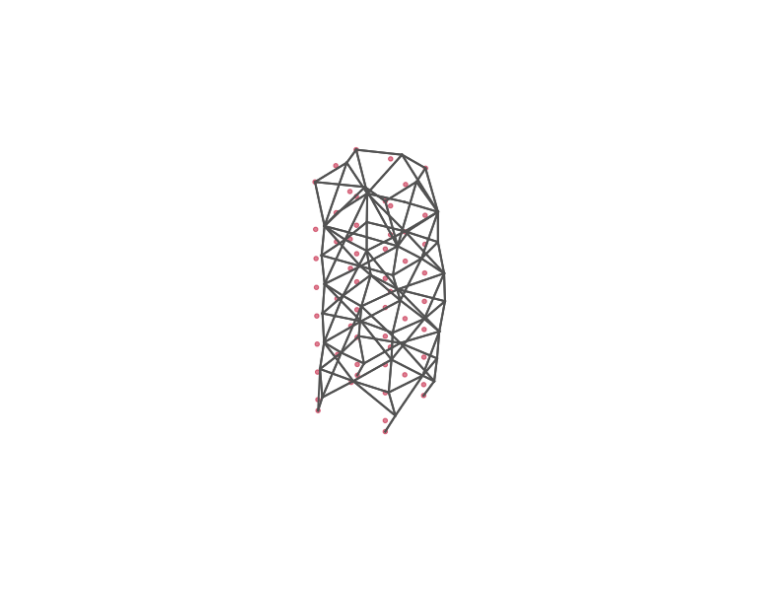
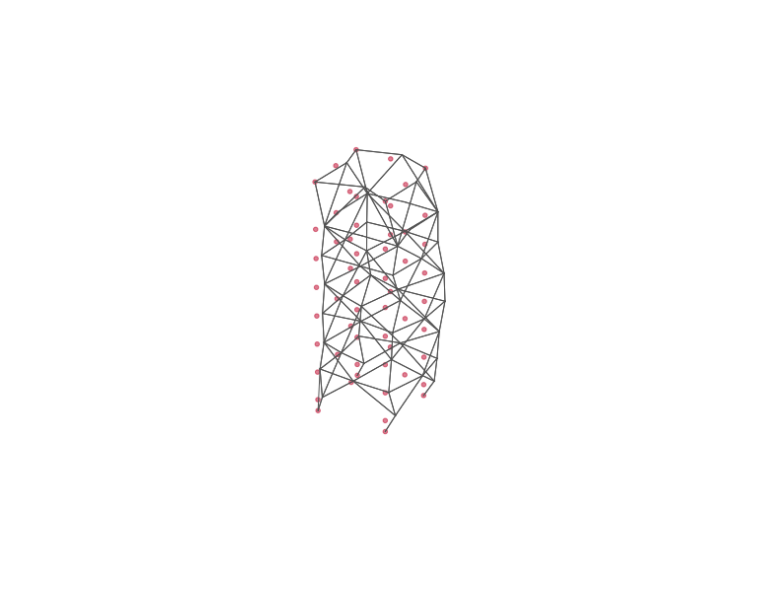
Before and after one commit to jamesjarlathlong/notebooks, a Jupyter notebook: modeshapes.ipynb, the cells around one changed output. Cells and saved outputs as stored; diff of their text form; code cells hidden in the pictures.

```diff
--- a/modeshapes.ipynb
+++ b/modeshapes.ipynb
@@ -41,15 +41,15 @@ coorddata['faceloc'] = coorddata.apply(lambda row: row['aFace']+row['aLocation']
 xs = coorddata['x']
 ys = coorddata['y']
 zs = coorddata['z']
-def faceloc_to_coords(coorddata, faceloc):
-    coords= coorddata[coorddata['faceloc']==faceloc][['x','y','z']].values.tolist()
+def faceloc_to_coords(coorddata, faceloc, keys=['xm','ym','zm']):
+    coords= coorddata[coorddata['faceloc']==faceloc][keys].values.tolist()
     return tuple(coords[0])
 def add_modeshape(coords, modeshape):
     newdf = pd.merge(modeshape,coorddata,how='right', on=['Node'])
     orrer = lambda x: 0 if math.isnan(x) else x
-    newdf['x'] = newdf.apply(lambda row: row['x']+orrer(row['xx']), axis =1)
-    newdf['y'] = newdf.apply(lambda row: row['y']+orrer(row['yy']), axis =1)
-    newdf['z'] = newdf.apply(lambda row: row['z']+orrer(row['zz']), axis =1)
+    newdf['xm'] = newdf.apply(lambda row: row['x']+orrer(row['xx']), axis =1)
+    newdf['ym'] = newdf.apply(lambda row: row['y']+orrer(row['yy']), axis =1)
+    newdf['zm'] = newdf.apply(lambda row: row['z']+orrer(row['zz']), axis =1)
     return newdf
 def loadit(fname, factor):
     m = pd.read_csv(fname)
@@ -95,35 +95,33 @@ fig = plt.figure()
 fig.set_size_inches(8,8)
 ax = plt.gca(projection='3d')
 ax.set_axis_off()
 
 # Data for a three-dimensional line
 #zline = np.linspace(0, 15, 1000)
 #xline = np.sin(zline)
 #yline = np.cos(zline)
 def shared_coord(pair, xyz, val):
     d = {'x':0,'y':1,'z':2}
     ax = d[xyz]
     return int(pair[0][ax])==val and int(pair[1][ax])==val
 for pair in coorded_pairs:
     xl,yl,zl = pairs_to_lines(pair)
     oneface = 'frontface' if shared_coord(pair, 'x',0) else False
     rightface = 'rightface' if shared_coord(pair, 'y',0) else False
     backleg = 'backleg' if (shared_coord(pair, 'x',-6) and shared_coord(pair,'y',6)) else False
     rightleg = 'rightleg' if shared_coord(pair, 'x',0) and shared_coord(pair,'y',6) else False
     frontleg = 'frontleg' if shared_coord(pair, 'x',-6) and shared_coord(pair,'y',0) else False
     leftleg = 'leftleg' if shared_coord(pair, 'x',0) and shared_coord(pair,'y',0) else False
     width_dict = {'frontface':2, 'backleg':0.25, 'rightleg':2,'frontleg':2,'leftleg':2, 'rightface':2}
     any_cats = [backleg, rightleg, oneface,frontleg,leftleg, rightface]
     width = max([width_dict.get(cat,0.25) for cat in any_cats])
-    ax.plot3D(xl, yl, zl, '#525252', alpha =1, linewidth=2)
+    ax.plot3D(xl, yl, zl, '#525252', alpha =1, linewidth=1)#width)
 
 # Data for three-dimensional scattered points
-zdata = 15 * np.random.random(100)
-xdata = np.sin(zdata) + 0.1 * np.random.randn(100)
-ydata = np.cos(zdata) + 0.1 * np.random.randn(100)
 ax.scatter3D(xs, ys, zs, alpha = 0.5, color ='#bd0026')
 set_axes_equal(ax)
+#ax.view_init(elev=30., azim=100)
 fig.tight_layout()
 fig.savefig('tower3d.png', format='png', dpi=600)
 # %% [output]
-[figure, old version]
+[figure, new version]
```
